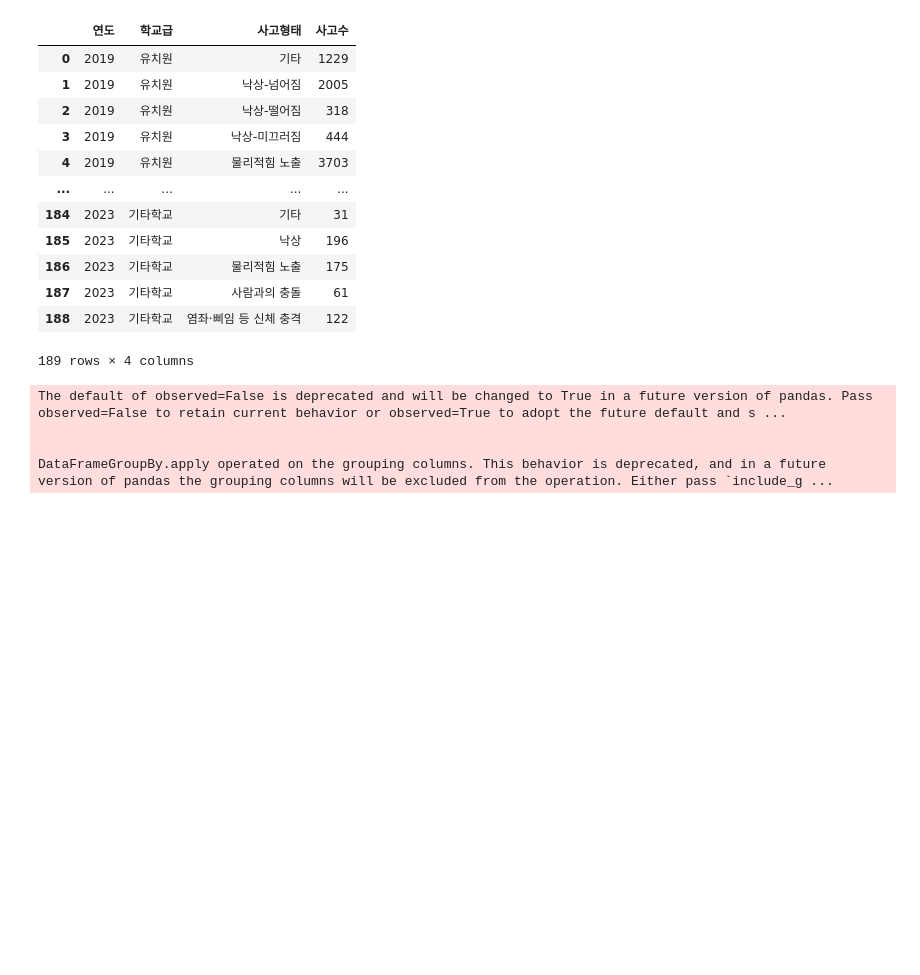
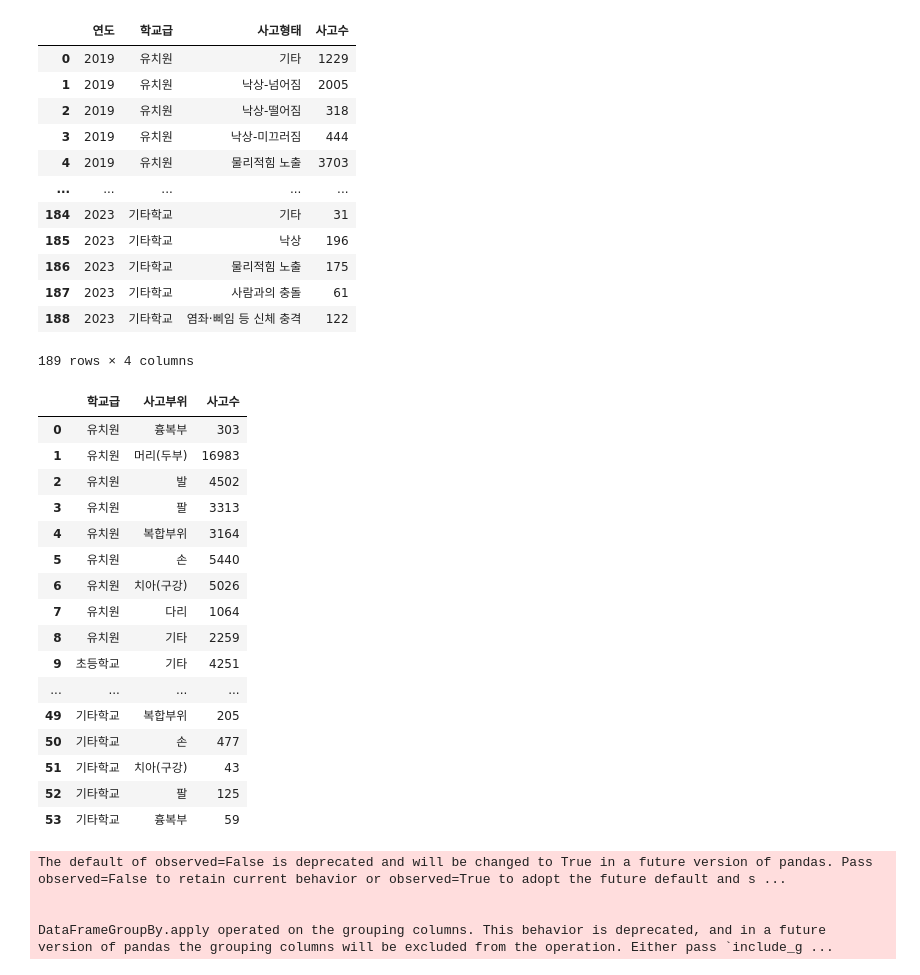
Before and after one commit to CHOIEUNHYE/school-accidents, a Jupyter notebook: code/eda/학교안전사고현황eda_이유정.ipynb, the cells around one changed output. Saved outputs shown, nothing was run; the diff lists cells and outputs as text; code cells hidden in the pictures; blank space fills up the shorter version.

```diff
--- a/code/eda/학교안전사고현황eda_이유정.ipynb
+++ b/code/eda/학교안전사고현황eda_이유정.ipynb
@@ -800,6 +685,34 @@ sch_acci_type
 | 187 | 2023 | 기타학교 | 사람과의 충돌 | 61 |
 | 188 | 2023 | 기타학교 | 염좌·삐임 등 신체 충격 | 122 |
 189 rows × 4 columns
+# %%
+# 사고부위 5개년 누적
+# 연도, 학교급, 사고부위별 사고수 계산
+sch_acci_part = sch_df.groupby(['학교급', '사고부위']).size().reset_index(name='사고수')
+
+# 학교급 기준으로 정렬
+custom_order = ["유치원", "초등학교", "중학교", "고등학교", "특수학교", "기타학교"]
+sch_acci_part['학교급'] = pd.Categorical(sch_acci_part['학교급'], categories=custom_order, ordered=True)
+sch_acci_part = sch_acci_part.sort_values(['학교급']).reset_index(drop=True)
+sch_acci_part
+# %% [output]
+|  | 학교급 | 사고부위 | 사고수 |
+| 0 | 유치원 | 흉복부 | 303 |
+| 1 | 유치원 | 머리(두부) | 16983 |
+| 2 | 유치원 | 발 | 4502 |
+| 3 | 유치원 | 팔 | 3313 |
+| 4 | 유치원 | 복합부위 | 3164 |
+| 5 | 유치원 | 손 | 5440 |
+| 6 | 유치원 | 치아(구강) | 5026 |
+| 7 | 유치원 | 다리 | 1064 |
+| 8 | 유치원 | 기타 | 2259 |
+| 9 | 초등학교 | 기타 | 4251 |
+| ... | ... | ... | ... |
+| 49 | 기타학교 | 복합부위 | 205 |
+| 50 | 기타학교 | 손 | 477 |
+| 51 | 기타학교 | 치아(구강) | 43 |
+| 52 | 기타학교 | 팔 | 125 |
+| 53 | 기타학교 | 흉복부 | 59 |
 # %%
 # 각 연도별, 학교급별로 사고수가 가장 높은 5개의 사고형태 선택
 top5_sch_acci_type = sch_acci_type.groupby(['연도', '학교급']).apply(lambda x: x.nlargest(5, '사고수')).reset_index(drop=True)
```
Also changed, not shown: parts of 16 cells of this notebook, 1 other file.
